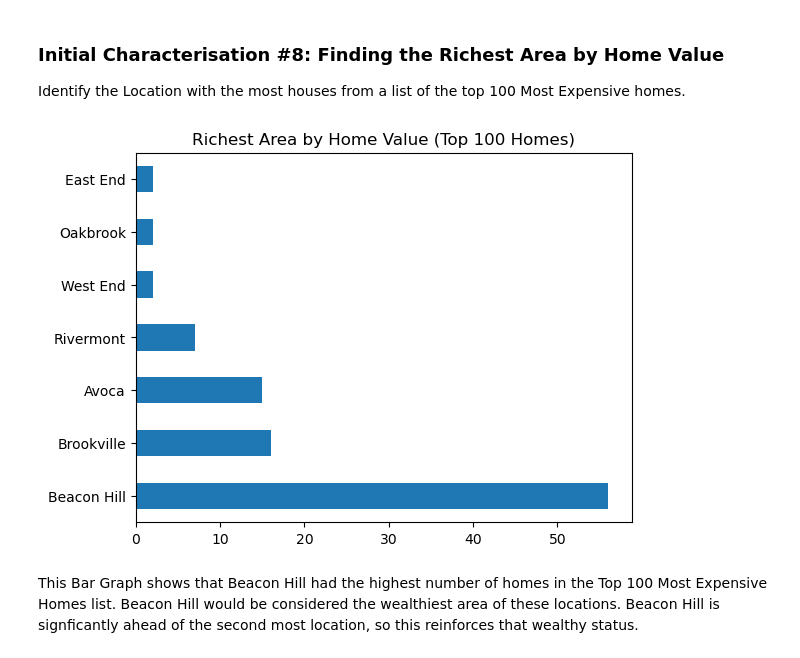
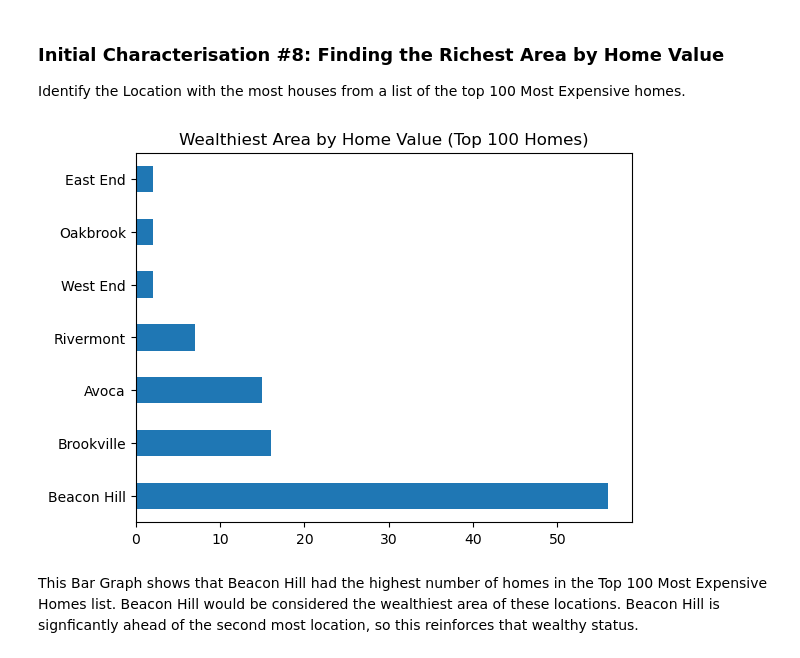
Before and after one commit to dandex200/Data_Science_Python, a Jupyter notebook: Assignment 2/Task1.ipynb, the cells around one changed output. Cells and saved outputs as stored; diff of their text form; code cells hidden in the pictures.

```diff
--- a/Assignment 2/Task1.ipynb
+++ b/Assignment 2/Task1.ipynb
@@ -413,8 +414,8 @@ Identify the Location with the most houses from a list of the top 100 Most Expen
 # %%
 df_hun_most_expensive = df.nlargest(100, ['Price'])
 
-ax = df_hun_most_expensive['Location'].value_counts().plot(kind="barh", title="Richest Area by Home Value (Top 100 Homes)")
+ax = df_hun_most_expensive['Location'].value_counts().plot(kind="barh", title="Wealthiest Area by Home Value (Top 100 Homes)")
 # %% [output]
-[figure, old version]
+[figure, new version]
 # %% [markdown]
 <p>This Bar Graph shows that Beacon Hill had the highest number of homes in the Top 100 Most Expensive Homes list. Beacon Hill would be considered the wealthiest area of these locations. Beacon Hill is signficantly ahead of the second most location, so this reinforces that wealthy status.</p>
```
Also changed, not shown: parts of 1 cell of this notebook, 1 other file.
